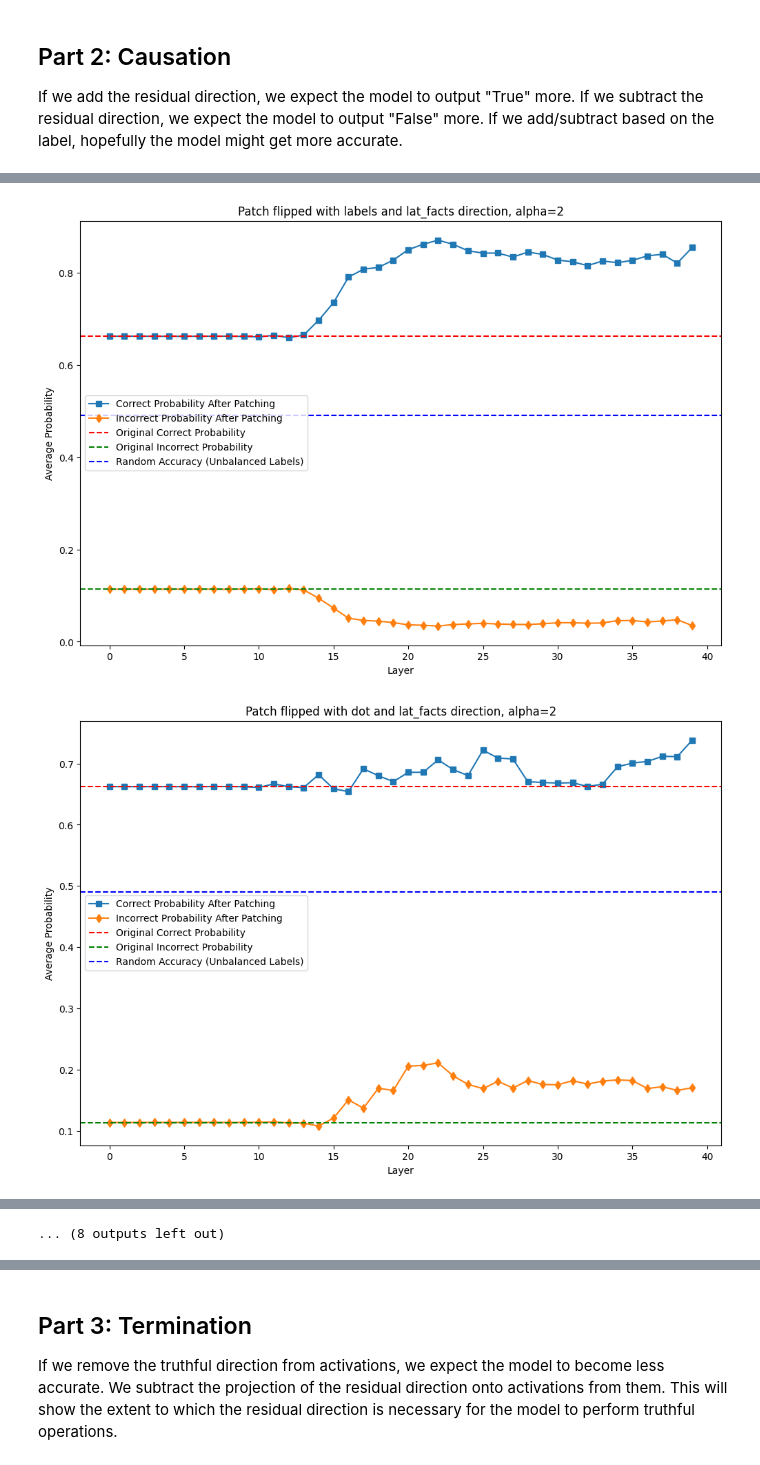
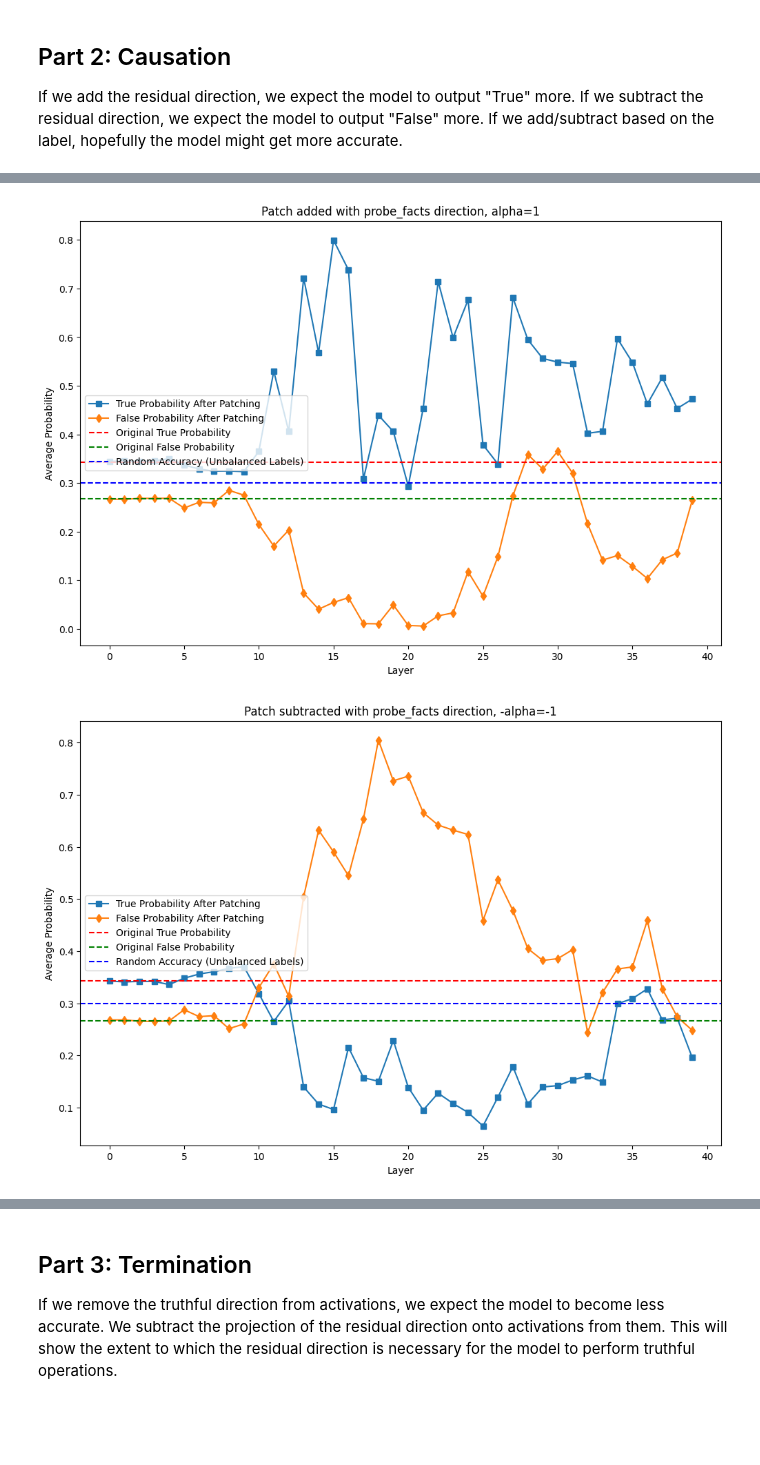
Before and after one commit to magikarp01/rep_control, a Jupyter notebook: rep_testing.ipynb, the cells around one changed output, grey strips where cells are left out. Saved outputs shown, nothing was run; the diff lists cells and outputs as text; code cells hidden in the pictures; blank space fills up the shorter version.

Commit message:
Got on all sequence positions

```diff
--- a/rep_testing.ipynb
+++ b/rep_testing.ipynb
@@ -399,7 +388,7 @@ As a design choice, no interventions will be done in patching code, only on the
 from utils.interp_utils import combine_caches
 # Add back probe coefficients to erased cache
 
-def add_dir_to_cache(cache, resid_dirs, small_sample_num=None, alpha=1, per_sample_norms=None, flip="label", labels=None, intervene_seq_positions = [-1], flip_orig_cache=None):
+def add_dir_to_cache(cache, resid_dirs, small_sample_num=None, alpha=1, per_sample_norms=None, flip="label", labels=None, intervene_seq_positions = None, flip_orig_cache=None):
     """
     Code to add directions in residual space to a cache. All interventions should be done with this code: make a new cache for every intervention.
 
@@ -419,19 +408,28 @@ def add_dir_to_cache(cache, resid_dirs, small_sample_num=None, alpha=1, per_samp
         small_sample_num = len(perturbed_cache[0].keys())
 
     for layer in tqdm(range(n_layers)):
-        truthful_vec = resid_dirs[layer] # shape (d_model,)
         for sample in range(small_sample_num):
+            truthful_vec = resid_dirs[layer] # shape (d_model,)
 
             if flip == "none": # if don't flip, never flip
                 sign = 1
+                truthful_vec *= sign
             elif flip == "label":
                 sign = 1 if labels[sample] == 1 else -1
+                truthful_vec *= sign
             elif flip == "dot":
                 if flip_orig_cache is not None:
-                    sign = np.sign((flip_orig_cache[layer][sample][:,intervene_seq_positions] * truthful_vec).sum(axis=-1))
+                    if intervene_seq_positions is None:
+                        sign = np.sign((flip_orig_cache[layer][sample] * truthful_vec).sum(axis=-1))
+                    else:
+                        sign = np.sign((flip_orig_cache[layer][sample][:,intervene_seq_positions] * truthful_vec).sum(axis=-1))
                 else:
-                    sign = np.sign((cache[layer][sample][:,intervene_seq_positions] * truthful_vec).sum(axis=-1))
+                    if intervene_seq_positions is None:
+                        sign = np.sign((cache[layer][sample] * truthful_vec).sum(axis=-1))
+                    else:
+                        sign = np.sign((cache[layer][sample][:,intervene_seq_positions] * truthful_vec).sum(axis=-1))
 
+                truthful_vec = einops.einsum(truthful_vec, sign, "d_m, i s_pos -> s_pos d_m")
             scale = alpha
             if per_sample_norms is not None:
                 if len(per_sample_norms[layer].shape) > 0:
@@ -439,8 +437,13 @@ def add_dir_to_cache(cache, resid_dirs, small_sample_num=None, alpha=1, per_samp
                 else:
                     scale *= per_sample_norms[layer]
 
-            perturbation = truthful_vec * scale * sign
-            perturbed_cache[layer][sample][:,intervene_seq_positions] += perturbation
+            perturbation = truthful_vec * scale
+
+            # print(f"{truthful_vec.shape=}, {sign=}, {perturbation.shape=}")
+            if intervene_seq_positions is None:
+                perturbed_cache[layer][sample] += perturbation
+            else:
+                perturbed_cache[layer][sample][:,intervene_seq_positions] += perturbation
 
     return perturbed_cache
 # %%
@@ -808,7 +811,7 @@ flipped_label_caches = {}
 flipped_dot_caches = {}
 use_test = True
 
-alpha = 2
+alpha = 1
 use_leace_diff_norm = True
 if use_leace_diff_norm:
     with open(f"truthfulness_dirs/13b_{split_name}_leace_diff_norms.pkl", "rb") as f:
@@ -817,7 +820,7 @@ if use_leace_diff_norm:
 else:
     leace_diff_norms = None
 
-max_samples=100
+max_samples=20
 
 if use_test:
     cache = test_cache
@@ -826,24 +829,24 @@ else:
     cache = train_cache
 
 for dir_name in direction_names:
-    added_caches[dir_name] = add_dir_to_cache(cache, resid_dirs=directions[dir_name], alpha=alpha, per_sample_norms=leace_diff_norms, flip="none", intervene_seq_positions = -1, small_sample_num=max_samples)
-    subtracted_caches[dir_name] = add_dir_to_cache(cache, resid_dirs=directions[dir_name], alpha=-alpha, per_sample_norms=leace_diff_norms, flip="none", intervene_seq_positions = -1, small_sample_num=max_samples)
-    flipped_label_caches[dir_name] = add_dir_to_cache(cache, resid_dirs=directions[dir_name], alpha=alpha, per_sample_norms=leace_diff_norms, flip="label", intervene_seq_positions = -1, small_sample_num=max_samples, labels=test_labels if use_test else train_labels)
-    flipped_dot_caches[dir_name] = add_dir_to_cache(cache, resid_dirs=directions[dir_name], alpha=alpha, per_sample_norms=leace_diff_norms, flip="dot", intervene_seq_positions = -1, small_sample_num=max_samples)
+    added_caches[dir_name] = add_dir_to_cache(cache, resid_dirs=directions[dir_name], alpha=alpha, per_sample_norms=leace_diff_norms, flip="none", intervene_seq_positions = None, small_sample_num=max_samples)
+    subtracted_caches[dir_name] = add_dir_to_cache(cache, resid_dirs=directions[dir_name], alpha=-alpha, per_sample_norms=leace_diff_norms, flip="none", intervene_seq_positions = None, small_sample_num=max_samples)
+    # flipped_label_caches[dir_name] = add_dir_to_cache(cache, resid_dirs=directions[dir_name], alpha=alpha, per_sample_norms=leace_diff_norms, flip="label", intervene_seq_positions = None, small_sample_num=max_samples, labels=test_labels if use_test else train_labels)
+    # flipped_dot_caches[dir_name] = add_dir_to_cache(cache, resid_dirs=directions[dir_name], alpha=alpha, per_sample_norms=leace_diff_norms, flip="dot", intervene_seq_positions = None, small_sample_num=max_samples)
 # %%
 added_performances = {}
 subtracted_performances = {}
 flipped_label_performances = {}
 flipped_dot_performances = {}
 
-short_test_data = test_data_rows[:100]
+short_test_data = test_data_rows[:20]
 scale_relative = False
 
 for dir_name in direction_names:
     added_performances[dir_name] = test_intervention(added_caches[dir_name], short_test_data, plot=True, plot_type="Response", plot_title=f"Patch added with {dir_name} direction, {alpha=}", scale_relative=scale_relative)
     subtracted_performances[dir_name] = test_intervention(subtracted_caches[dir_name], short_test_data, plot=True, plot_type="Response", plot_title=f"Patch subtracted with {dir_name} direction, {-alpha=}", scale_relative=scale_relative)
-    flipped_label_performances[dir_name] = test_intervention(flipped_label_caches[dir_name], short_test_data, plot=True, plot_title=f"Patch flipped with labels and {dir_name} direction, {alpha=}", scale_relative=scale_relative)
-    flipped_dot_performances[dir_name] = test_intervention(flipped_dot_caches[dir_name], short_test_data, plot=True, plot_title=f"Patch flipped with dot and {dir_name} direction, {alpha=}", scale_relative=scale_relative)
+    # flipped_label_performances[dir_name] = test_intervention(flipped_label_caches[dir_name], short_test_data, plot=True, plot_title=f"Patch flipped with labels and {dir_name} direction, {alpha=}", scale_relative=scale_relative)
+    # flipped_dot_performances[dir_name] = test_intervention(flipped_dot_caches[dir_name], short_test_data, plot=True, plot_title=f"Patch flipped with dot and {dir_name} direction, {alpha=}", scale_relative=scale_relative)
 
 with open(f"performances/causal_intervention_performances_{split_name=}_{alpha=}_{use_leace_diff_norm=}_{scale_relative=}.pkl", "wb") as f:
     pickle.dump((added_performances, subtracted_performances, flipped_label_performances, flipped_dot_performances), f)
@@ -853,2 +856,2 @@ with open(f"performances/causal_intervention_performances_{split_name=}_{alpha=}
-[figure, old version]
+[figure, new version]
-[figure, old version]
+[figure, new version]
@@ -863,4 +862,3 @@ with open(f"performances/causal_intervention_performances_{split_name=}_{alpha=}
-... (8 outputs left out)
 # %%
 alpha = 1
 use_leace_diff_norm = True
```
Also changed, not shown: parts of 17 cells of this notebook, 3 other files.
